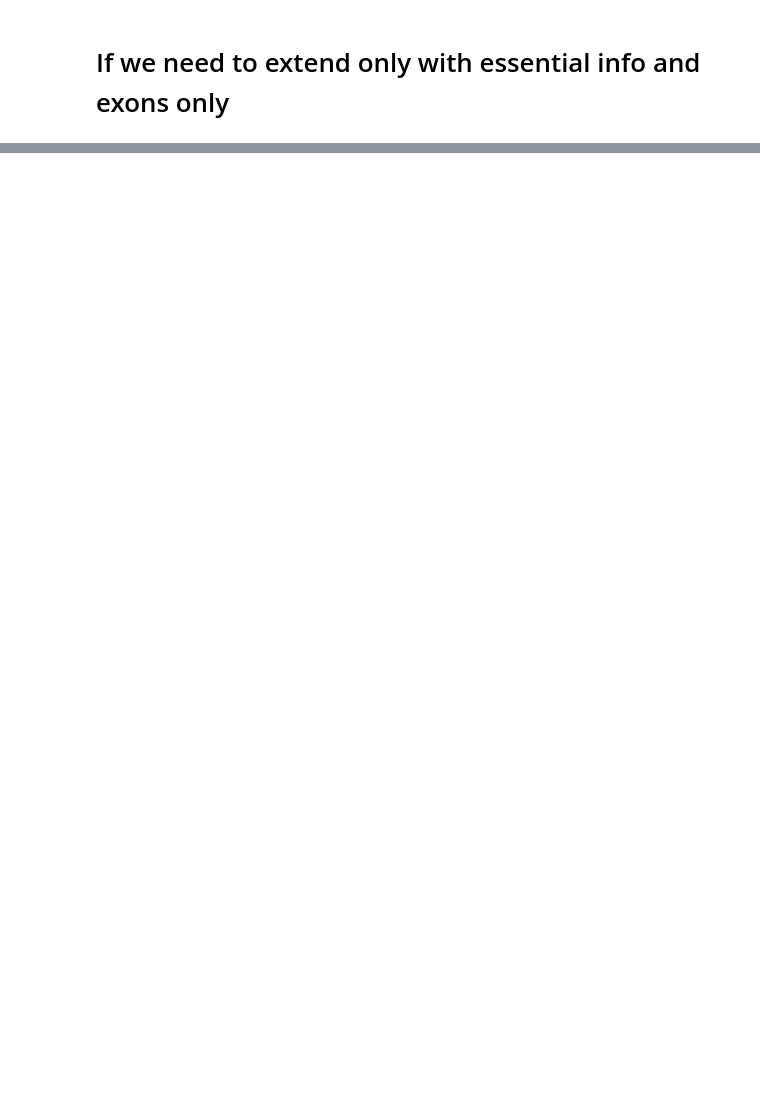
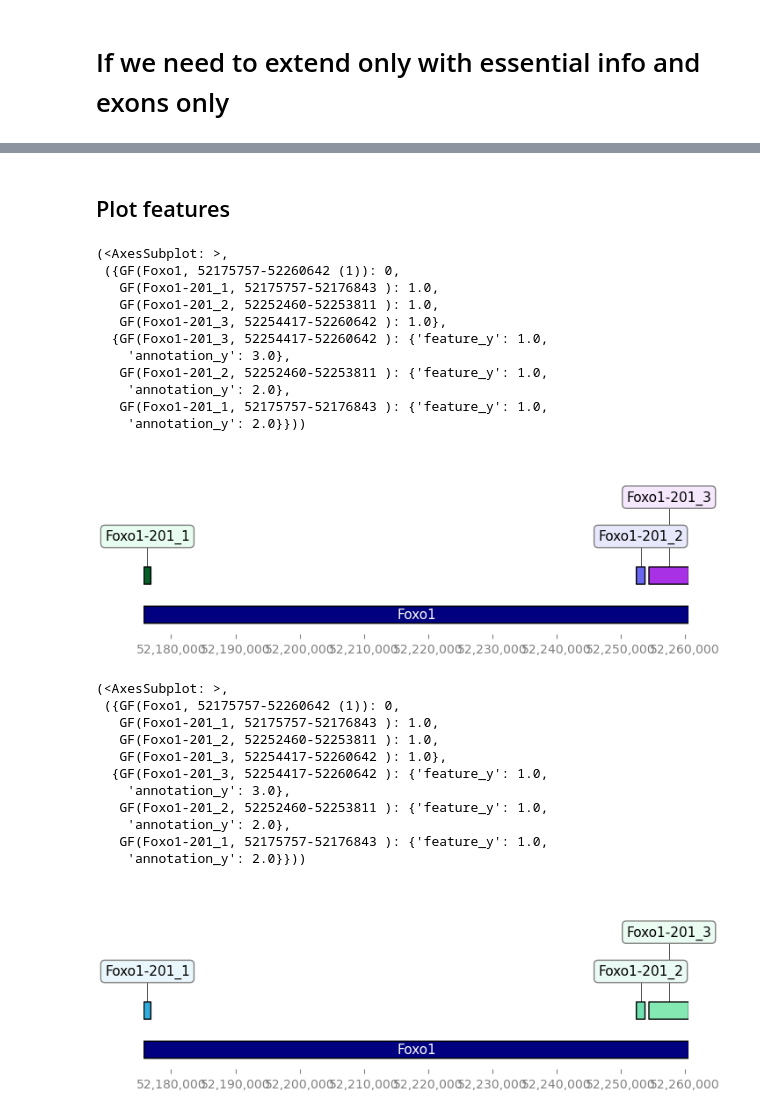
Before and after one commit to antonkulaga/genotations, a Jupyter notebook: examples/explore_mouse.ipynb, the cells around one changed output, grey strips where cells are left out. Saved outputs shown, nothing was run; the diff lists cells and outputs as text; code cells hidden in the pictures; blank space fills up the shorter version.

```diff
--- a/examples/explore_mouse.ipynb
+++ b/examples/explore_mouse.ipynb
@@ -282,0 +371,29 @@ expressions_ext_smaller
+# %% [markdown]
+## Plot features
+# %%
+mouse.annotations.with_gene_name_contains("Foxo1").genes_visual(mouse.genome)[0].plot()
+# %% [output]
+(<AxesSubplot: >,
+ ({GF(Foxo1, 52175757-52260642 (1)): 0,
+   GF(Foxo1-201_1, 52175757-52176843 ): 1.0,
+   GF(Foxo1-201_2, 52252460-52253811 ): 1.0,
+   GF(Foxo1-201_3, 52254417-52260642 ): 1.0},
+  {GF(Foxo1-201_3, 52254417-52260642 ): {'feature_y': 1.0,
+    'annotation_y': 3.0},
+   GF(Foxo1-201_2, 52252460-52253811 ): {'feature_y': 1.0,
+    'annotation_y': 2.0},
+   GF(Foxo1-201_1, 52175757-52176843 ): {'feature_y': 1.0,
+    'annotation_y': 2.0}}))
+[figure, added]
+(<AxesSubplot: >,
+ ({GF(Foxo1, 52175757-52260642 (1)): 0,
+   GF(Foxo1-201_1, 52175757-52176843 ): 1.0,
+   GF(Foxo1-201_2, 52252460-52253811 ): 1.0,
+   GF(Foxo1-201_3, 52254417-52260642 ): 1.0},
+  {GF(Foxo1-201_3, 52254417-52260642 ): {'feature_y': 1.0,
+    'annotation_y': 3.0},
+   GF(Foxo1-201_2, 52252460-52253811 ): {'feature_y': 1.0,
+    'annotation_y': 2.0},
+   GF(Foxo1-201_1, 52175757-52176843 ): {'feature_y': 1.0,
+    'annotation_y': 2.0}}))
+[figure, added]
```
Also changed, not shown: parts of 31 cells of this notebook, 2 other files.
